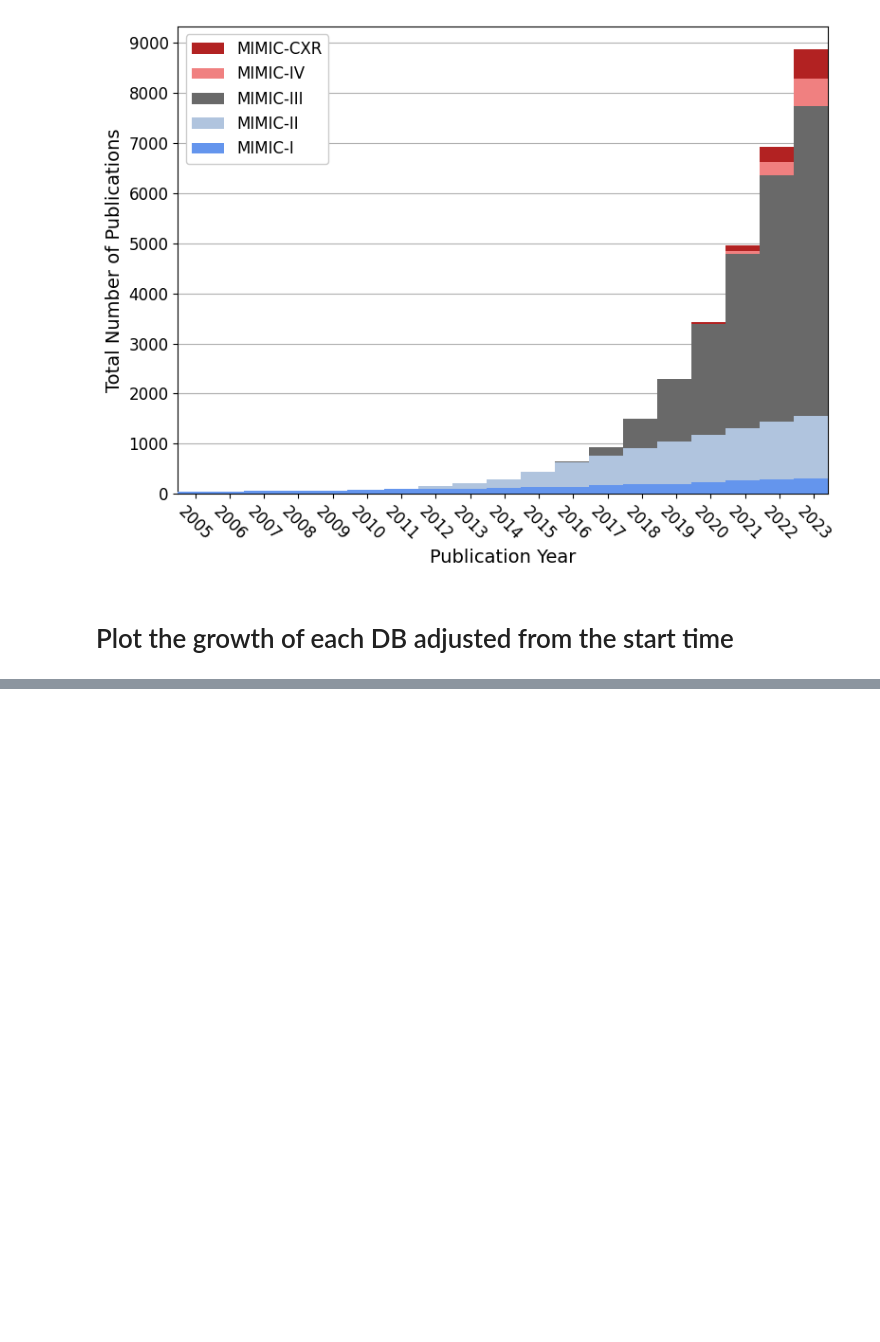
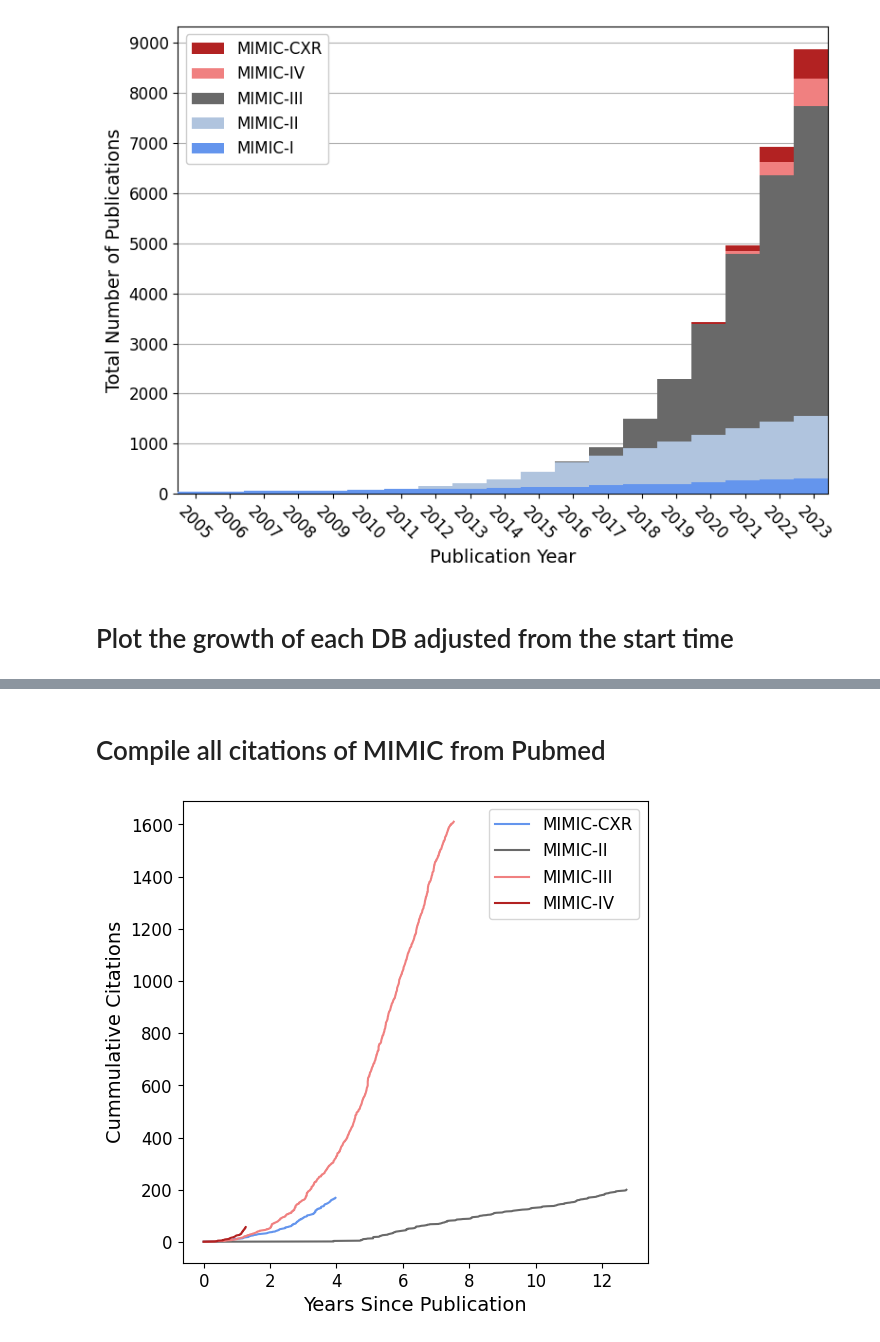
Before and after one commit to MIT-LCP/citation-tracker, a Jupyter notebook: mimic-citations.ipynb, the cells around one changed output, grey strips where cells are left out. Drawn from its saved outputs; the diff is of its cells as text; code cells hidden in the pictures; blank space fills up the shorter version.

```diff
--- a/mimic-citations.ipynb
+++ b/mimic-citations.ipynb
@@ -687,0 +838,32 @@ plt.show()
+# %% [markdown]
+# Compile all citations of MIMIC from Pubmed
+# %%
+colors = [
+    'cornflowerblue',
+    # 'lightsteelblue',
+    'dimgray',
+    'lightcoral',
+    'firebrick'
+]
+all_dbs = [f for f in os.listdir(MIMIC_PUBMED_CITATION_FOLDER) if f.endswith('.csv')]
+
+plt.figure(figsize=(6,6))
+MIMIC_citations = {}
+for i,db in enumerate(all_dbs):
+    db_name = db.split('.')[0]
+    temp_df = pd.read_csv(os.path.join(MIMIC_PUBMED_CITATION_FOLDER, db))
+    pub_dates = sorted([datetime.datetime.strptime(d,'%Y/%m/%d') for d in temp_df['Create Date'].tolist()])
+    # if db_name == 'MIMIC-II':
+    #     pub_dates = pub_dates[1:]
+    plot_pub_dates = [(d-pub_dates[0]).days/365 for d in pub_dates]
+    plt.plot(plot_pub_dates, range(1,len(plot_pub_dates)+1), color=colors[i], label=f'{db_name}')
+    MIMIC_citations[db_name] = pub_dates
+plt.xlabel('Years Since Publication', fontsize=14)
+plt.ylabel('Cummulative Citations', fontsize=14)
+plt.legend(fontsize=12)
+# plt.yscale('log')
+ax = plt.gca()
+ax.tick_params(which='major', labelsize=12)
+plt.show()
+# %% [output]
+[figure, added]
```
Also changed, not shown: parts of 14 cells of this notebook, 5 other files.
